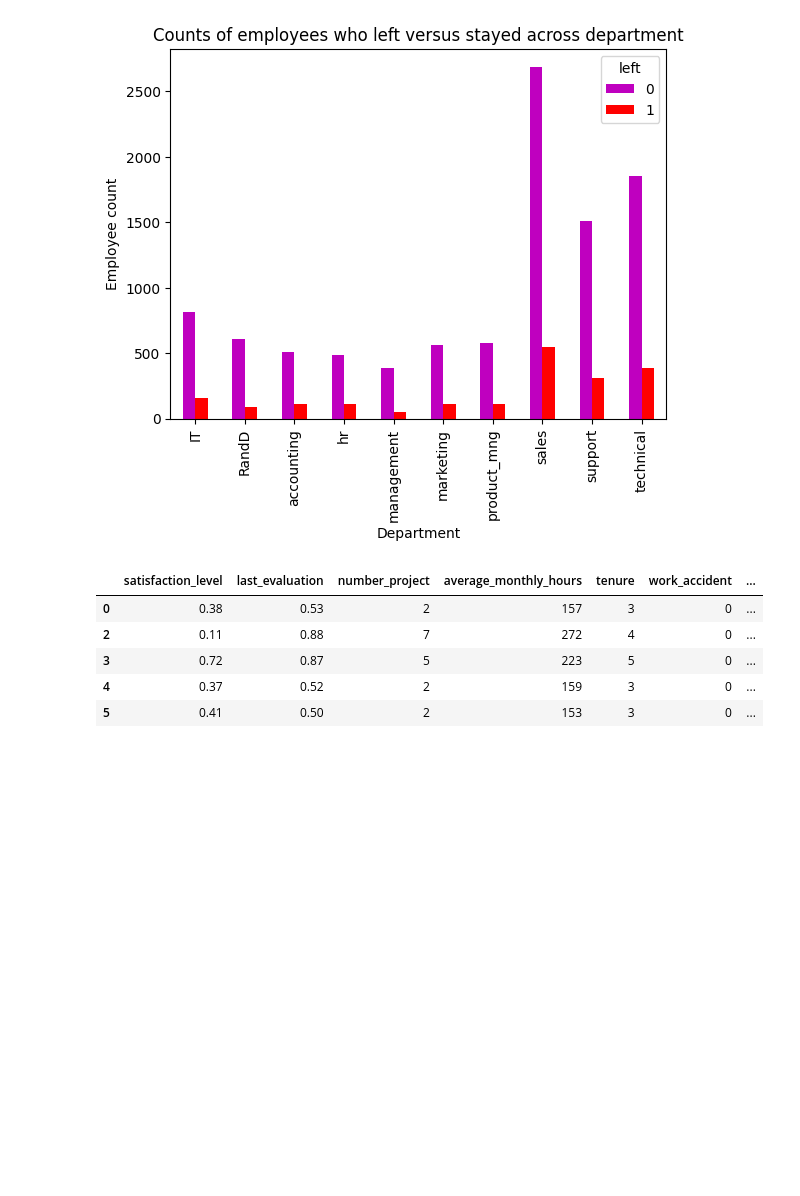
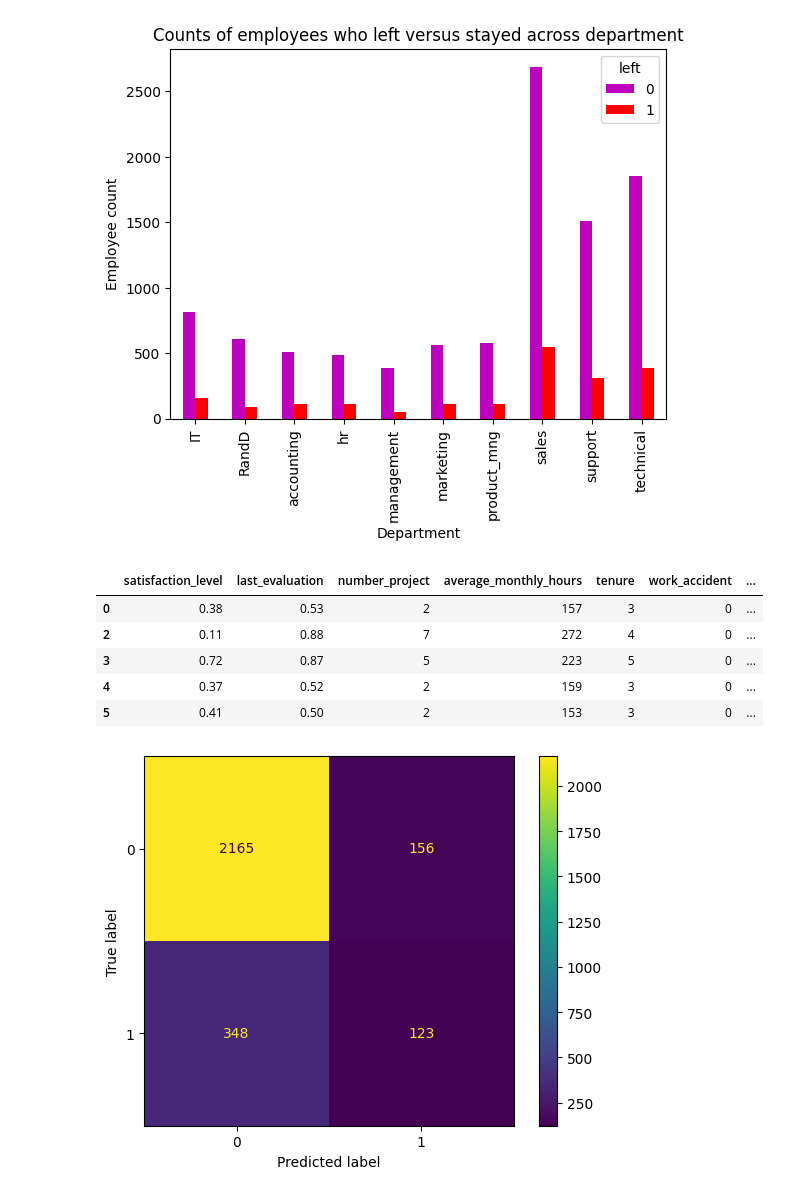
Before and after one commit to J-J0HN/Salifort-Motors-Capstone-Project-Notebook, a Jupyter notebook: CapstoneProjectNotebook.ipynb, the cells around one changed output. Saved outputs shown, nothing was run; the diff lists cells and outputs as text; code cells hidden in the pictures; blank space fills up the shorter version.

Commit message:
confusion matrix of logistic regression

```diff
--- a/CapstoneProjectNotebook.ipynb
+++ b/CapstoneProjectNotebook.ipynb
@@ -415,3 +415,16 @@ log_clf = LogisticRegression(max_iter=500, random_state=42).fit(X_train, y_train
 # %%
 # test the model
 y_pred = log_clf.predict(X_test)
+# %%
+# Confusion matrix of logistic regression model
+log_cm = confusion_matrix(y_test, y_pred, labels=log_clf.classes_)
+
+# Display the confusion matrix
+log_disp = ConfusionMatrixDisplay(confusion_matrix=log_cm, display_labels=log_clf.classes_)
+
+# Plot the confusion matrix
+log_disp.plot(values_format='')
+
+plt.show()
+# %% [output]
+[figure, added]
```
